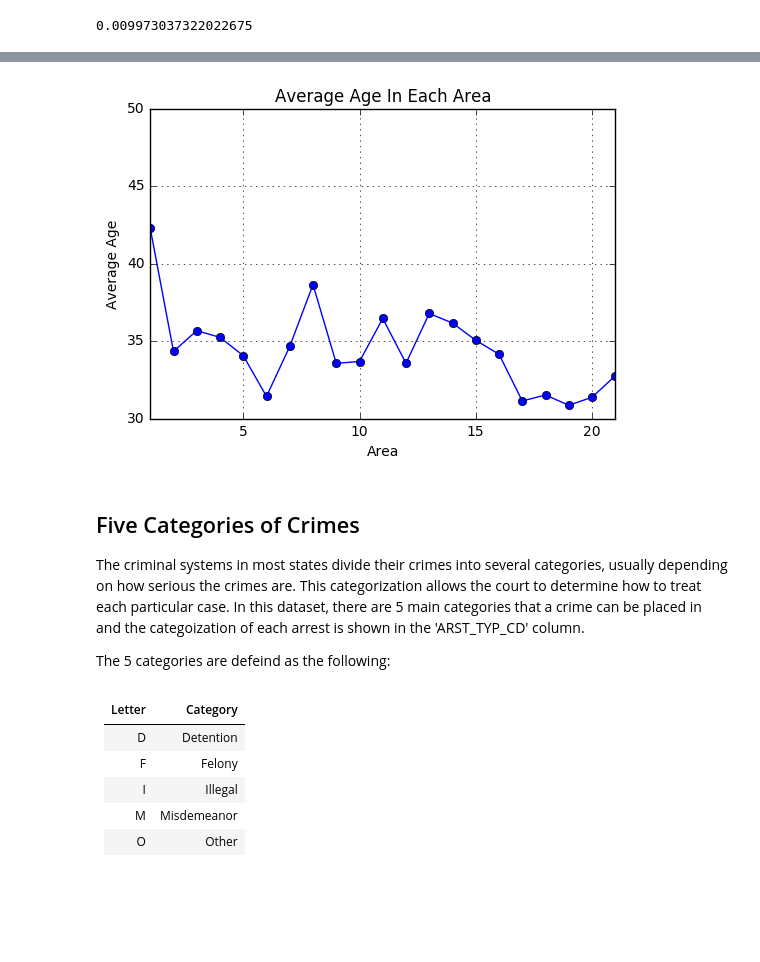
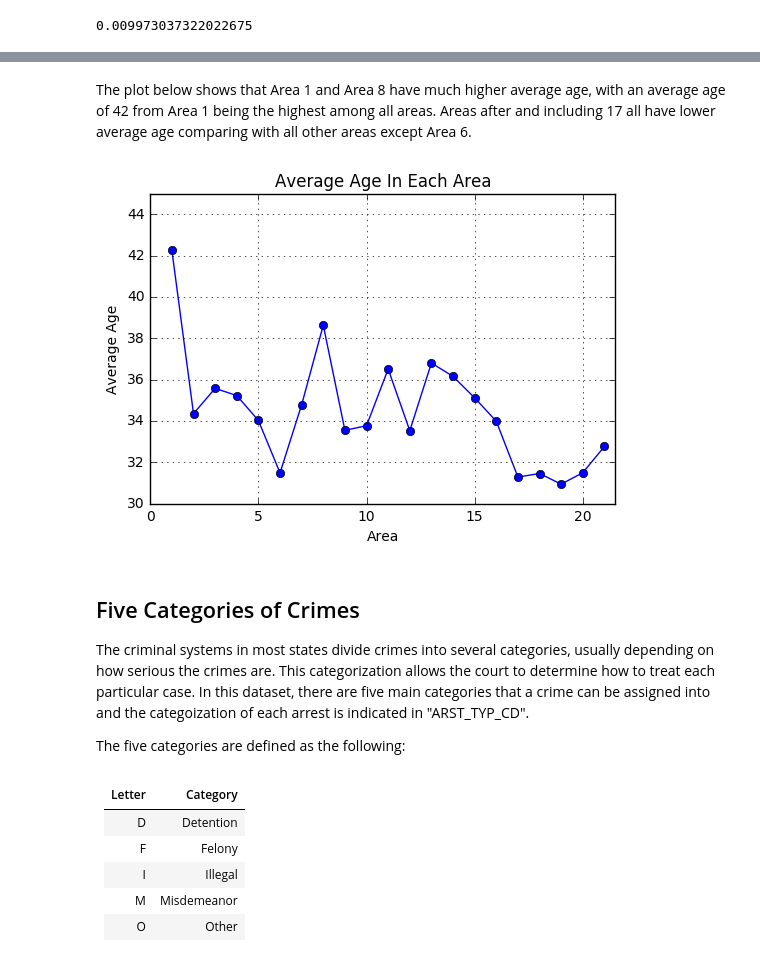
Before and after one commit to ayl019/Nikola, a Jupyter notebook: posts/lapd-crime-data-analysis.ipynb, the cells around one changed output, grey strips where cells are left out. Drawn from its saved outputs; the diff is of its cells as text; code cells hidden in the pictures; blank space fills up the shorter version.

```diff
--- a/posts/lapd-crime-data-analysis.ipynb
+++ b/posts/lapd-crime-data-analysis.ipynb
@@ -132,10 +102,0 @@ The Call dataset does not have a column indicating the area, but it can be easil
-# %%
-Call_RD = Call['Rpt_Dist']
-Call_Area = []
-
-for i in range(0, len(Call_RD)):
-    a = int(Call_RD[i]/100)
-    Call_Area.append(a)
-
-Call['AREA'] = Call_Area
-Call.head()
@@ -150,0 +105,4 @@ More data cleaning will be shown later when we deal with crime types, gender, et
+# %%
+#Convert date into pd format and sort
+Arrest['ARST DATE'] = pd.to_datetime(Arrest['ARST DATE'])
+Arrest.sort_values(by='ARST DATE', inplace = True)
@@ -150,0 +152,13 @@ More data cleaning will be shown later when we deal with crime types, gender, et
+# %%
+Asian = ['F', 'I', 'J', 'K', 'P', 'S', 'V']
+Hispanic = "C"
+Other = ['G', 'X', 'Z']
+for i in range(0, len(Arrest)):
+    if(Arrest['DESCENT_CD'][i] in Asian):
+        Arrest.set_value(i, 'DESCENT_CD', "A")
+
+    elif(Arrest['DESCENT_CD'][i] == Hispanic):
+        Arrest.set_value(i, 'DESCENT_CD', "H")
+
+    elif(Arrest['DESCENT_CD'][i] in Other):
+        Arrest.set_value(i, 'DESCENT_CD', "O")
@@ -150,0 +176,5 @@ More data cleaning will be shown later when we deal with crime types, gender, et
+# %%
+Arrest_MissingCrime = Arrest[Arrest['CHRG_GRP_CD'].isnull()]
+Arrest.drop(Arrest.index[Arrest_MissingCrime.index], inplace = True)
+Arrest.reset_index(drop=True, inplace=True)
+Arrest_MissingCrime.reset_index(drop=True, inplace=True)
@@ -189,25 +227,27 @@ We can then take a look at the average crime age of each area, we see that Area
+# %% [markdown]
+The plot below shows that Area 1 and Area 8 have much higher average age, with an average age of 42 from Area 1 being the highest among all areas. Areas after and including 17 all have lower average age comparing with all other areas except Area 6.
 # %%
 AvgAge_21 = []
-AvgAge_21.append(0)
+AvgAge_21.append(None)
 for i in range(1,22):
     a = Arrest[Arrest['AREA'] == i]
     avg = a['AGE'].mean()
     AvgAge_21.append(avg)
 
 plt.title('Average Age In Each Area')
-plt.plot(np.asarray(AvgAge_21), '-o')
+plt.plot(AvgAge_21, '-o')
 plt.xlabel('Area')
 plt.ylabel('Average Age')
-plt.axis([1,21,30,50])
+plt.axis([0,21.5,30,45])
 plt.grid(True)
 plt.show()
 # %% [output]
-[figure, old version]
+[figure, new version]
 # %% [markdown]
 ## Five Categories of Crimes
-The criminal systems in most states divide their crimes into several categories, usually depending on how serious the crimes are. This categorization allows the court to determine how to treat each particular case. In this dataset, there are 5 main categories that a crime can be placed in and the categoization of each arrest is shown in the 'ARST_TYP_CD' column.
+The criminal systems in most states divide crimes into several categories, usually depending on how serious the crimes are. This categorization allows the court to determine how to treat each particular case. In this dataset, there are five main categories that a crime can be assigned into and the categoization of each arrest is indicated in "ARST_TYP_CD".
 
-The 5 categories are defeind as the following:
+The five categories are defined as the following:
 # %% [markdown]
 | Letter        | Category      |
 | ------------- |:-------------:|
```
Also changed, not shown: parts of 118 cells of this notebook, 26 other files.
